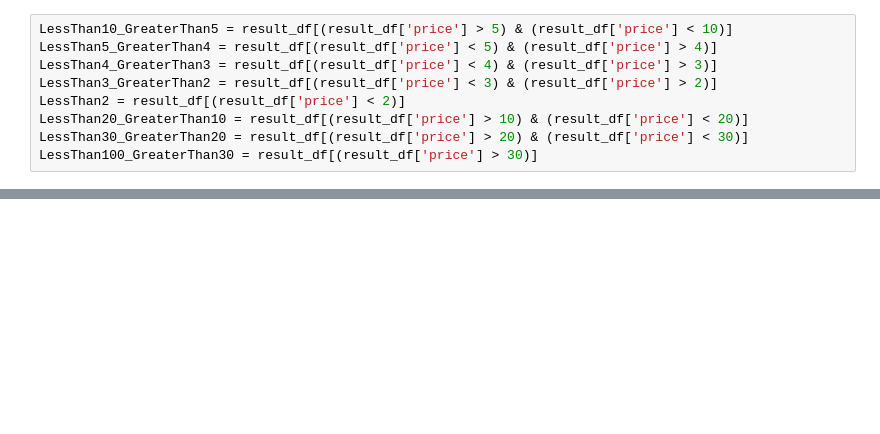
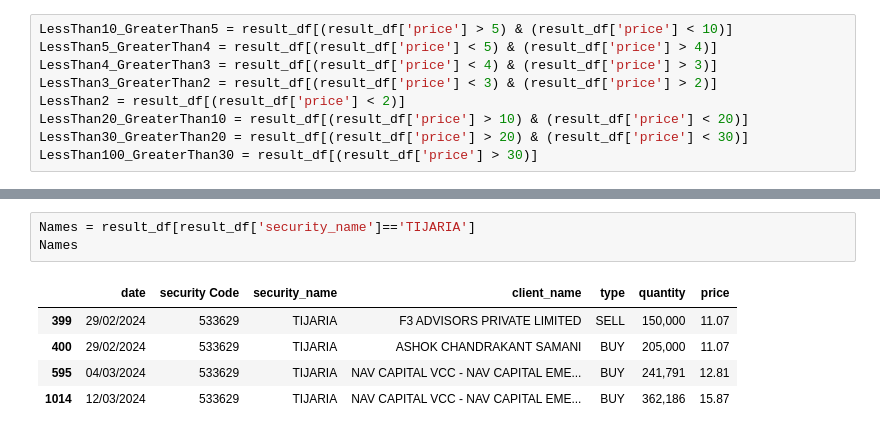
Before and after one commit to sumeet022/SmallCapStocks, a Jupyter notebook: SmallCapStocks_Bse.ipynb, the cells around one changed output, grey strips where cells are left out. Drawn from its saved outputs; the diff is of its cells as text; blank space fills up the shorter version.

```diff
--- a/SmallCapStocks_Bse.ipynb
+++ b/SmallCapStocks_Bse.ipynb
@@ -149,0 +174,9 @@ LessThan100_GreaterThan30
+# %%
+Names = result_df[result_df['security_name']=='TIJARIA']
+Names
+# %% [output]
+|  | date | security Code | security_name | client_name | type | quantity | price |
+| 399 | 29/02/2024 | 533629 | TIJARIA | F3 ADVISORS PRIVATE LIMITED | SELL | 150,000 | 11.07 |
+| 400 | 29/02/2024 | 533629 | TIJARIA | ASHOK CHANDRAKANT SAMANI | BUY | 205,000 | 11.07 |
+| 595 | 04/03/2024 | 533629 | TIJARIA | NAV CAPITAL VCC - NAV CAPITAL EME... | BUY | 241,791 | 12.81 |
+| 1014 | 12/03/2024 | 533629 | TIJARIA | NAV CAPITAL VCC - NAV CAPITAL EME... | BUY | 362,186 | 15.87 |
```
Also changed, not shown: parts of 14 cells of this notebook.
